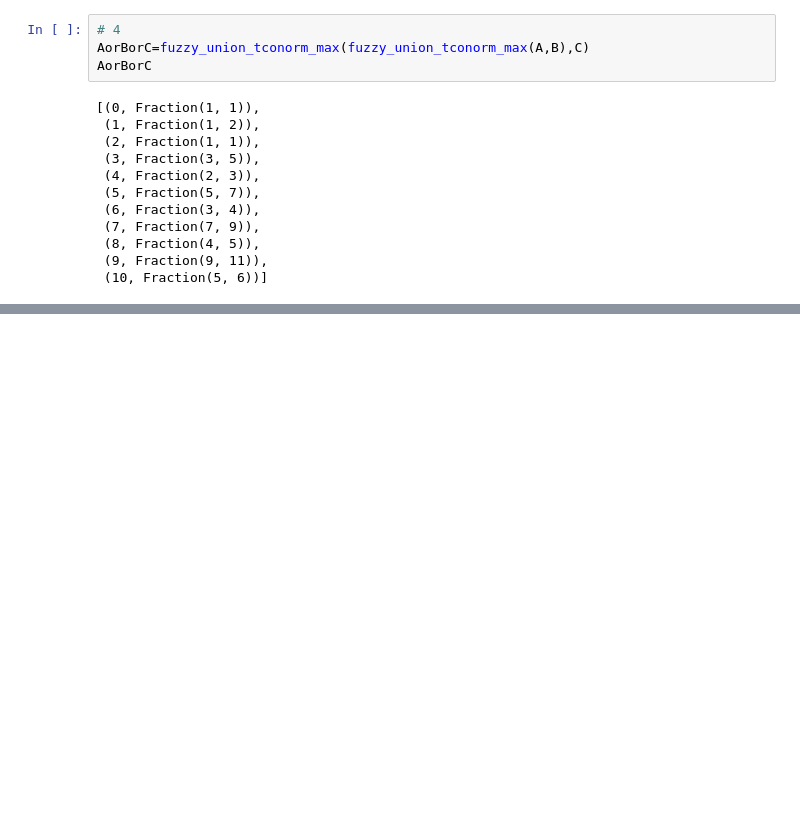
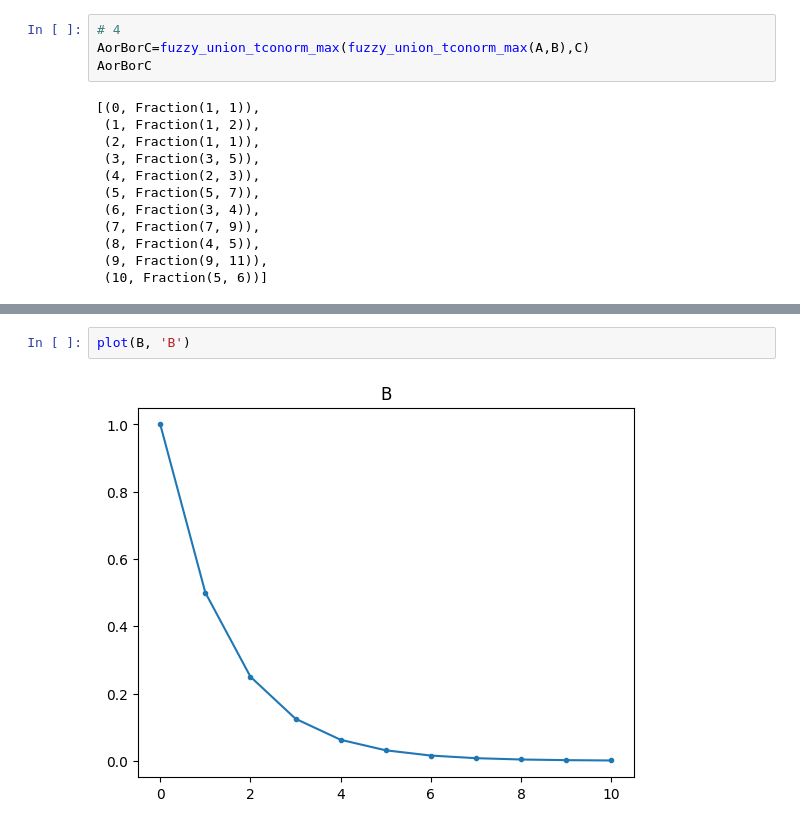
Before and after one commit to fsssnk/Fuzzy-Logic, a Jupyter notebook: fuzzy_sets.ipynb, the cells around one changed output, grey strips where cells are left out. Saved outputs shown, nothing was run; the diff lists cells and outputs as text; blank space fills up the shorter version.

```diff
--- a/fuzzy_sets.ipynb
+++ b/fuzzy_sets.ipynb
@@ -227,0 +293,4 @@ AandBandC
+# %%
+plot(B, 'B')
+# %% [output]
+[figure, added]
```
Also changed, not shown: parts of 21 cells of this notebook.
